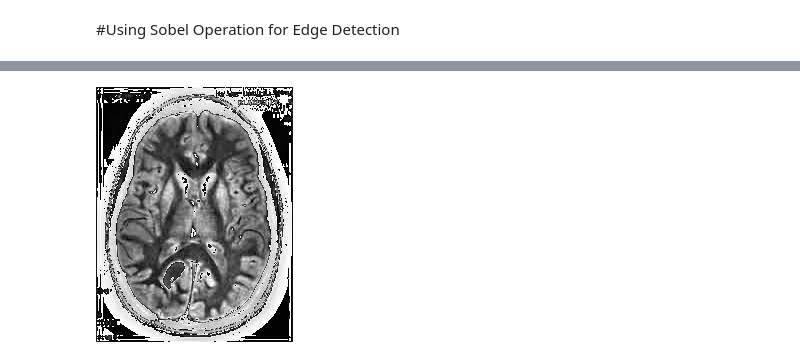
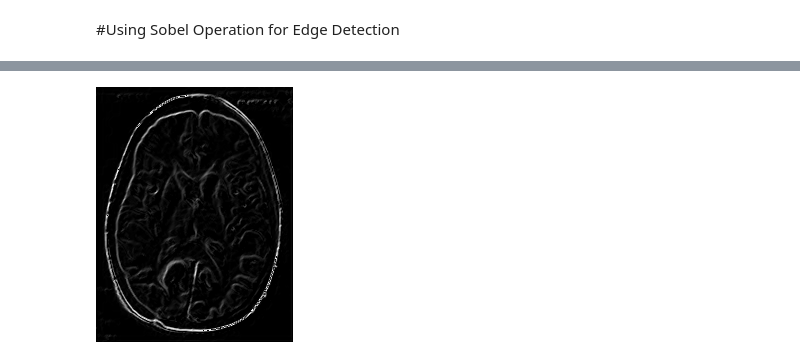
Before and after one commit to chauhan17nitin/Detection-of-Brain-Tumors, a Jupyter notebook: Image_processing.ipynb, the cells around one changed output, grey strips where cells are left out. Saved outputs shown, nothing was run; the diff lists cells and outputs as text; code cells hidden in the pictures.

```diff
--- a/Image_processing.ipynb
+++ b/Image_processing.ipynb
@@ -67,4 +56,0 @@ plt.show()
-# %%
-# edges = cv2.Laplacian(gray, -1, ksize = 7, scale = 1, delta = 0, borderType = cv2.BORDER_DEFAULT)
-edges = cv2.Laplacian(gray, cv2.CV_64F)
-cv2_imshow(edges+gray)
@@ -88,8 +57,5 @@ cv2_imshow(highpass)
-# %%
-lowpass = ndimage.gaussian_filter(gray, 7)
-gauss_highpass = gray - lowpass
-# plot(gauss_highpass, r'Gaussian Highpass, $\sigma = 3 pixels$')
-# plt.show()
-cv2_imshow(gauss_highpass)
-# %% [output]
-[figure, removed]
+# %%
+# The final edged image we will use
+cv2_imshow(edges)
+# %% [output]
+[figure, added]
```
Also changed, not shown: parts of 24 cells of this notebook.
